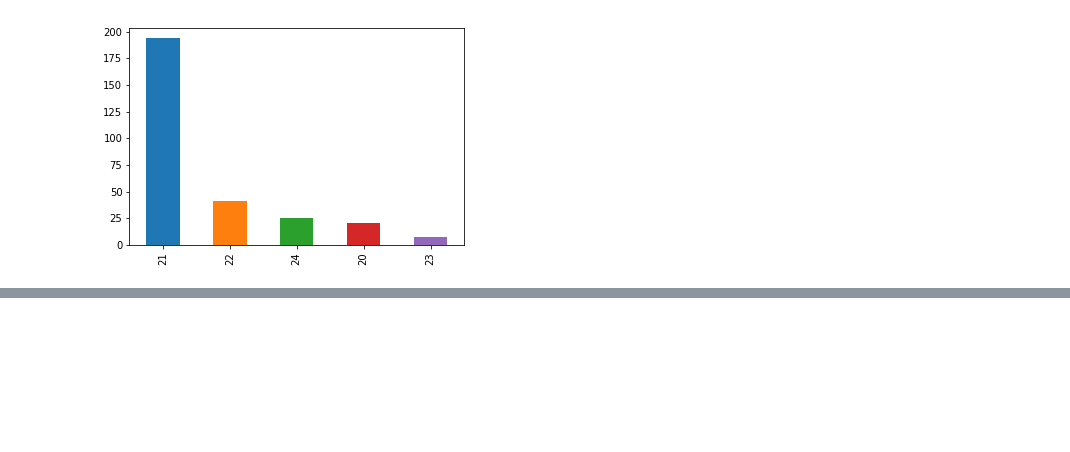
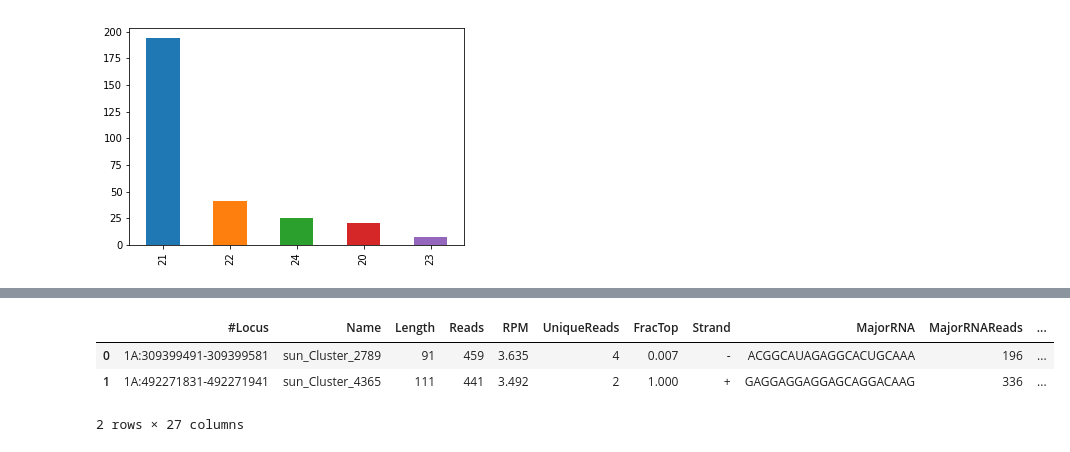
Before and after one commit to juancresc/mirna_mite, a Jupyter notebook: 2_analysis/merge_overlap_mirna_mites.ipynb, the cells around one changed output, grey strips where cells are left out. Saved outputs shown, nothing was run; the diff lists cells and outputs as text; code cells hidden in the pictures; blank space fills up the shorter version.

```diff
--- a/2_analysis/merge_overlap_mirna_mites.ipynb
+++ b/2_analysis/merge_overlap_mirna_mites.ipynb
@@ -90,0 +137,5 @@ df_all.DicerCall.value_counts().plot('bar')
+# %%
+df_mirbase = df_mirbase[['qseqid','sseqid']]
+df_mirbase = df_mirbase.drop_duplicates(subset='qseqid', keep='first')
+# %%
+df_res = pd.merge(df_all, df_mirbase, left_on='Name', right_on='qseqid', how='left')
@@ -90,0 +146,7 @@ df_all.DicerCall.value_counts().plot('bar')
+# %%
+df_res.head(2)
+# %% [output]
+|  | #Locus | Name | Length | Reads | RPM | UniqueReads | FracTop | Strand | MajorRNA | MajorRNAReads | ... |
+| 0 | 1A:309399491-309399581 | sun_Cluster_2789 | 91 | 459 | 3.635 | 4 | 0.007 | - | ACGGCAUAGAGGCACUGCAAA | 196 | ... |
+| 1 | 1A:492271831-492271941 | sun_Cluster_4365 | 111 | 441 | 3.492 | 2 | 1.000 | + | GAGGAGGAGGAGCAGGACAAG | 336 | ... |
+2 rows × 27 columns
```
Also changed, not shown: parts of 11 cells of this notebook, 1 other file.
